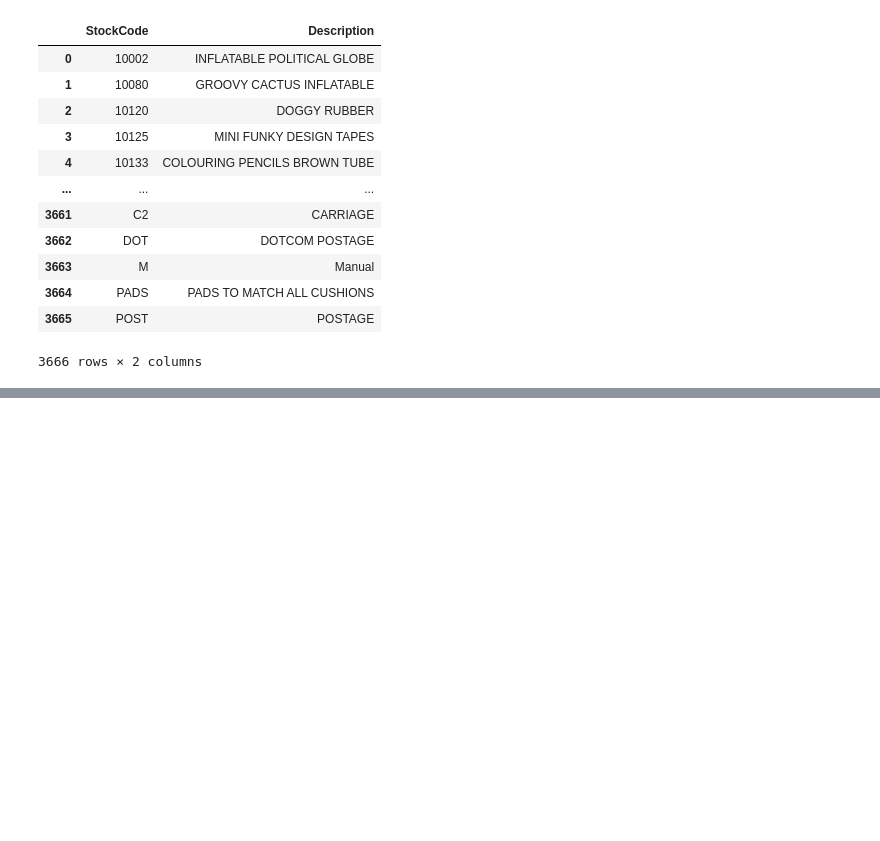
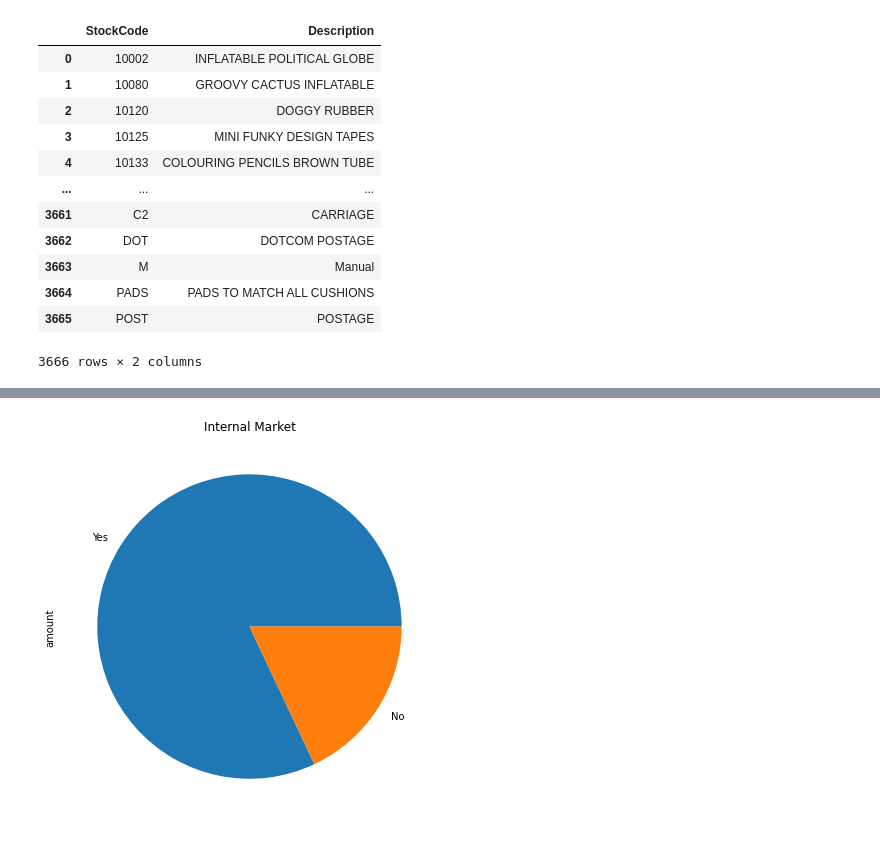
Before and after one commit to HanDuyNguyen/Data-Science-Projects, a Jupyter notebook: Machine Learning for Retails/market-segmentation.ipynb, the cells around one changed output, grey strips where cells are left out. Cells and saved outputs as stored; diff of their text form; code cells hidden in the pictures; blank space fills up the shorter version.

```diff
--- a/Machine Learning for Retails/market-segmentation.ipynb
+++ b/Machine Learning for Retails/market-segmentation.ipynb
@@ -366,0 +420,6 @@ KeyError: 'distinct'
+# %%
+fig = plt.figure(figsize = (25, 7))
+h = cs_df_copy.groupby(['International']).amount.sum().sort_values(ascending = False).plot(kind = 'pie', title = 'Internal Market')
+plt.show()
+# %% [output]
+[figure, added]
```
Also changed, not shown: parts of 33 cells of this notebook.
